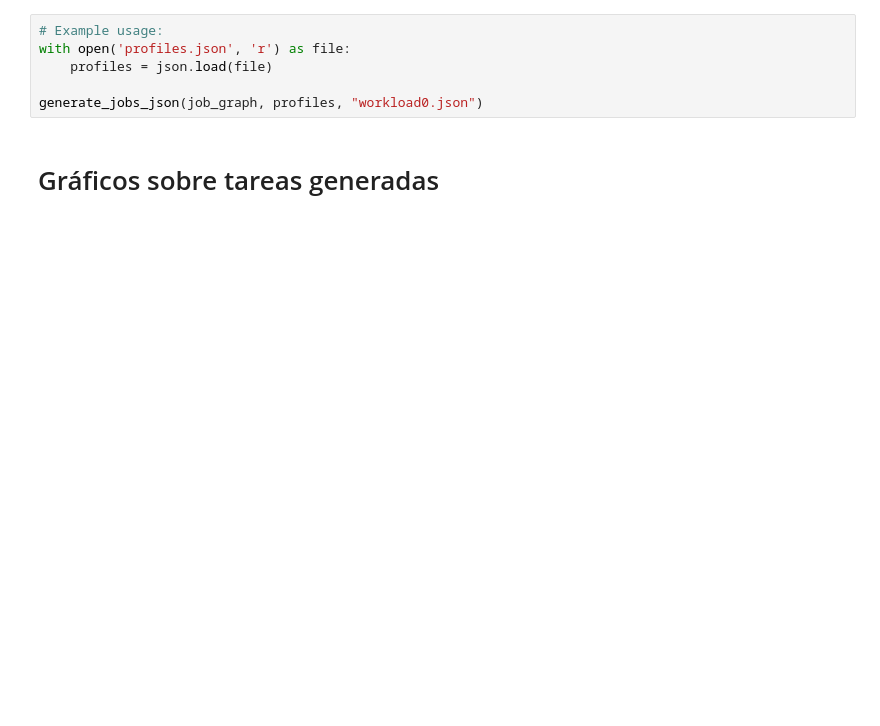
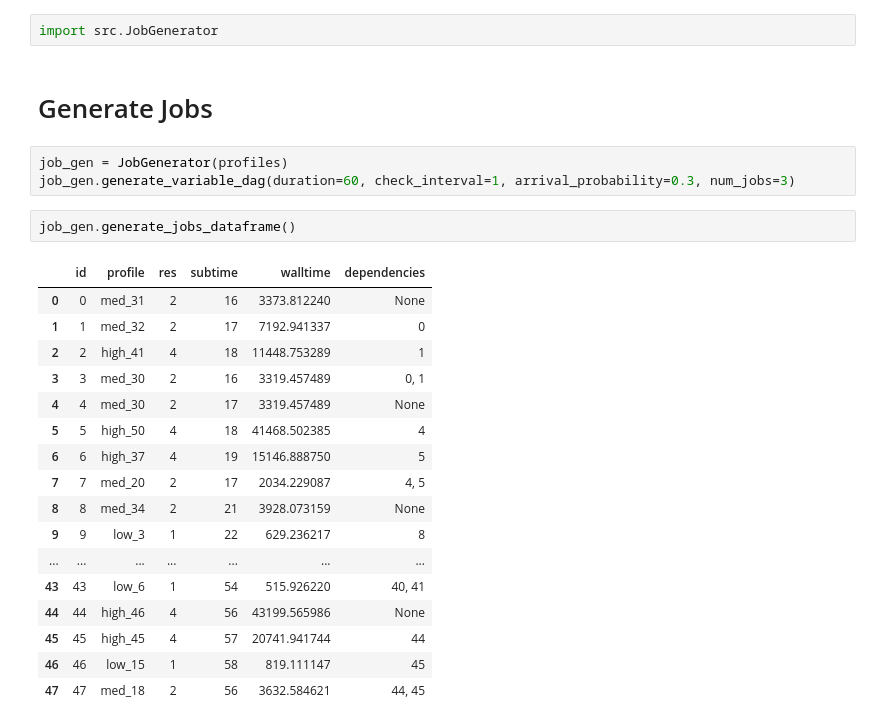
Before and after one commit to Naikelin/sched-sim, a Jupyter notebook: utils/workloads-gen/jobs_gen.ipynb, the cells around one changed output. Cells and saved outputs as stored; diff of their text form; blank space fills up the shorter version.

```diff
--- a/utils/workloads-gen/jobs_gen.ipynb
+++ b/utils/workloads-gen/jobs_gen.ipynb
@@ -205,8 +20,27 @@ def generate_jobs_json(graph, profiles, output_path):
-# %%
-# Example usage:
-with open('profiles.json', 'r') as file:
-    profiles = json.load(file)
-
-generate_jobs_json(job_graph, profiles, "workload0.json")
-# %% [markdown]
-# Gráficos sobre tareas generadas
+# %%
+import src.JobGenerator
+# %% [markdown]
+# Generate Jobs
+# %%
+job_gen = JobGenerator(profiles)
+job_gen.generate_variable_dag(duration=60, check_interval=1, arrival_probability=0.3, num_jobs=3)
+# %%
+job_gen.generate_jobs_dataframe()
+# %% [output]
+|  | id | profile | res | subtime | walltime | dependencies |
+| 0 | 0 | med_31 | 2 | 16 | 3373.812240 | None |
+| 1 | 1 | med_32 | 2 | 17 | 7192.941337 | 0 |
+| 2 | 2 | high_41 | 4 | 18 | 11448.753289 | 1 |
+| 3 | 3 | med_30 | 2 | 16 | 3319.457489 | 0, 1 |
+| 4 | 4 | med_30 | 2 | 17 | 3319.457489 | None |
+| 5 | 5 | high_50 | 4 | 18 | 41468.502385 | 4 |
+| 6 | 6 | high_37 | 4 | 19 | 15146.888750 | 5 |
+| 7 | 7 | med_20 | 2 | 17 | 2034.229087 | 4, 5 |
+| 8 | 8 | med_34 | 2 | 21 | 3928.073159 | None |
+| 9 | 9 | low_3 | 1 | 22 | 629.236217 | 8 |
+| ... | ... | ... | ... | ... | ... | ... |
+| 43 | 43 | low_6 | 1 | 54 | 515.926220 | 40, 41 |
+| 44 | 44 | high_46 | 4 | 56 | 43199.565986 | None |
+| 45 | 45 | high_45 | 4 | 57 | 20741.941744 | 44 |
+| 46 | 46 | low_15 | 1 | 58 | 819.111147 | 45 |
+| 47 | 47 | med_18 | 2 | 56 | 3632.584621 | 44, 45 |
```
Also changed, not shown: parts of 14 cells of this notebook, 21 other files.
